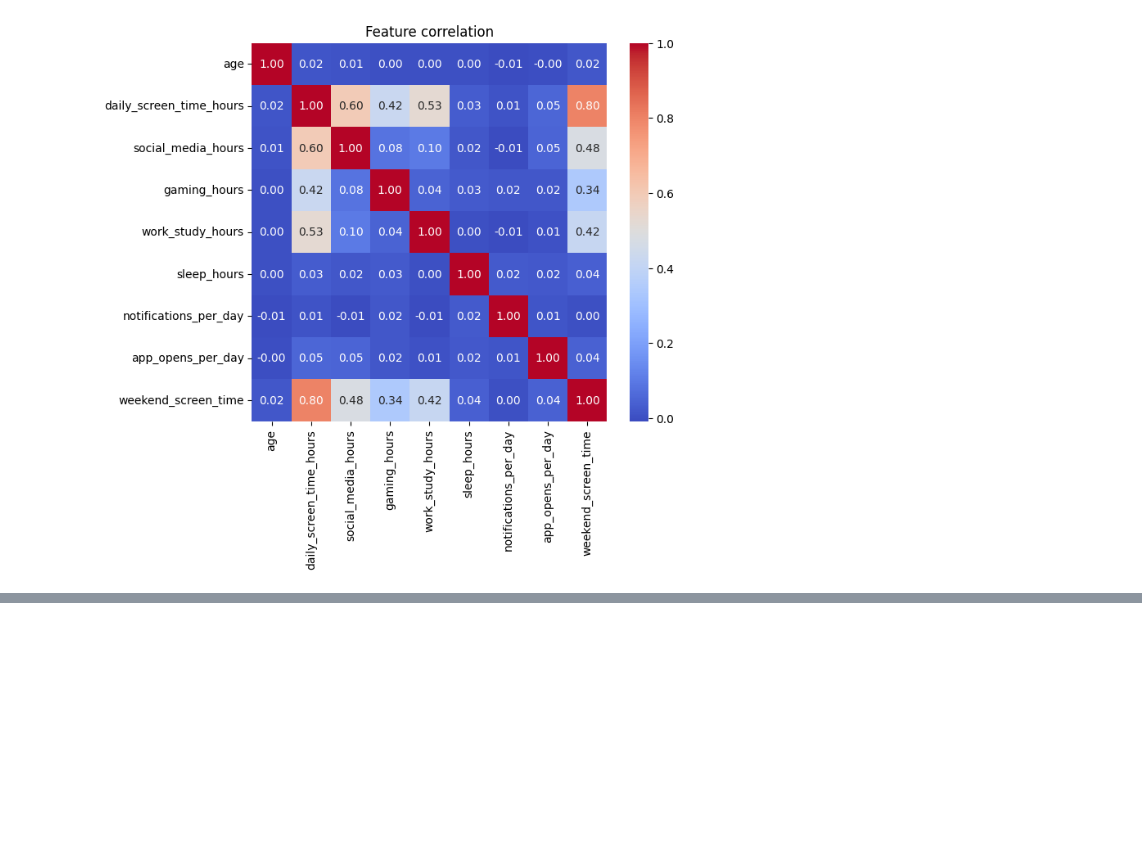
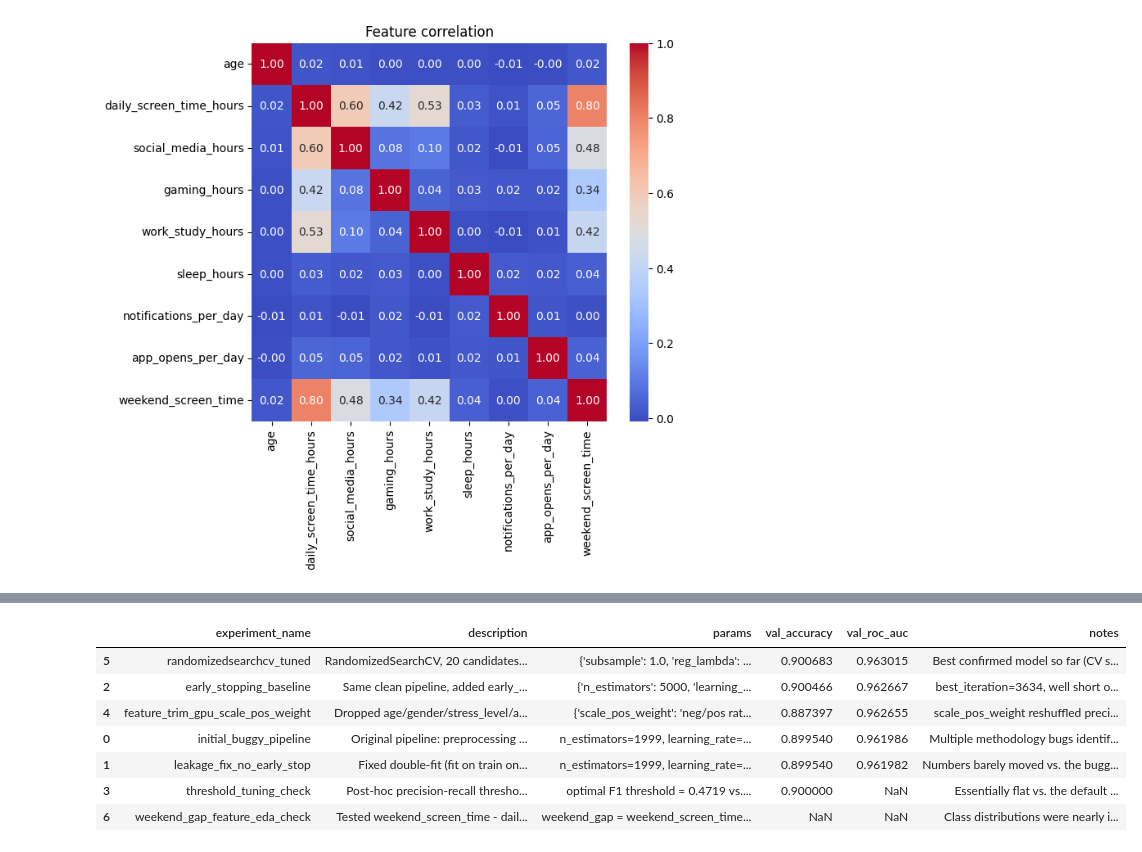
Before and after one commit to ssarmin/Kaggle-s6e8_Predicting-Smartphone-Addiction, a Jupyter notebook: predicting-smartphone-addiction.ipynb, the cells around one changed output, grey strips where cells are left out. Drawn from its saved outputs; the diff is of its cells as text; code cells hidden in the pictures; blank space fills up the shorter version.

Commit message:
added log for the experiment

```diff
--- a/predicting-smartphone-addiction.ipynb
+++ b/predicting-smartphone-addiction.ipynb
@@ -315,0 +303,93 @@ print(submission.head())
+# %%
+# Full experiment history, in chronological order
+
+log_experiment(
+    experiment_name="initial_buggy_pipeline",
+    description="Original pipeline: preprocessing (imputers, OneHotEncoder) fit separately on train and test, "
+                 "transformers fit on the whole train_dataset before splitting into train/val, an index bug in "
+                 "the OneHotEncoder join, and id/target accidentally swept into numeric imputation",
+    params="n_estimators=1999, learning_rate=0.05, max_depth=5",
+    accuracy=0.8995400436813862,
+    roc_auc=0.9619856236618058,
+    notes="Multiple methodology bugs identified: double-fit preprocessing (data leakage risk), pre-split "
+          "leakage, OneHotEncoder index=test_dataset bug, id/target included in imputation columns."
+)
+
+log_experiment(
+    experiment_name="leakage_fix_no_early_stop",
+    description="Fixed double-fit (fit on train only, transform elsewhere) and pre-split leakage (split before "
+                 "fitting any transformer). No early stopping yet, n_estimators fixed at 1999.",
+    params="n_estimators=1999, learning_rate=0.05, max_depth=5",
+    accuracy=0.8995400436813862,
+    roc_auc=0.9619820284551825,
+    notes="Numbers barely moved vs. the buggy version - confirms the leakage was real but mild. Good sanity "
+          "check that fixing methodology issues doesn't always mean a big score swing."
+)
+
+log_experiment(
+    experiment_name="early_stopping_baseline",
+    description="Same clean pipeline, added early_stopping_rounds=50 with n_estimators=5000 as a ceiling "
+                 "instead of a fixed tree count",
+    params={"n_estimators": 5000, "learning_rate": 0.05, "max_depth": 5, "early_stopping_rounds": 50},
+    accuracy=0.9004657419326844,
+    roc_auc=0.9626670998979451,
+    notes="best_iteration=3634, well short of the 5000 ceiling - confirms the earlier fixed n_estimators=1999 "
+          "run had cut training off before it truly converged."
+)
+
+log_experiment(
+    experiment_name="threshold_tuning_check",
+    description="Post-hoc precision-recall threshold sweep on the early_stopping_baseline model (no retraining)",
+    params="optimal F1 threshold = 0.4719 vs. default 0.5",
+    accuracy=0.90,
+    roc_auc=None,
+    notes="Essentially flat vs. the default 0.5 threshold - accuracy and macro F1 unchanged. Also a reminder "
+          "that threshold tuning can never move ROC-AUC, since AUC already sweeps every threshold internally."
+)
+
+log_experiment(
+    experiment_name="feature_trim_gpu_scale_pos_weight",
+    description="Dropped age/gender/stress_level/academic_work_impact (near-zero permutation importance), "
+                 "added GPU device, added scale_pos_weight for class imbalance",
+    params={"scale_pos_weight": "neg/pos ratio", "device": "cuda", "n_estimators": 5000},
+    accuracy=0.8873974861506864,
+    roc_auc=0.9626550256362653,
+    notes="scale_pos_weight reshuffled precision/recall a lot (class 0 recall up, class 1 recall down) but "
+          "barely moved ROC-AUC - reweighting changes the operating point, not the ranking quality. Feature "
+          "trim itself looked safe (permutation importances for the remaining 8 features barely changed)."
+)
+
+log_experiment(
+    experiment_name="randomizedsearchcv_tuned",
+    description="RandomizedSearchCV, 20 candidates x 3-fold CV, scoring=roc_auc, no scale_pos_weight, "
+                 "feature-trimmed + GPU",
+    params={'subsample': 1.0, 'reg_lambda': 10, 'reg_alpha': 0.1, 'min_child_weight': 7, 'max_depth': 4,
+            'learning_rate': 0.1, 'colsample_bytree': 0.8},
+    accuracy=0.9006827024603323,
+    roc_auc=0.9630148993494188,
+    notes="Best confirmed model so far (CV score 0.9631799173024645). Only a ~0.0003 ROC-AUC gain over "
+          "early_stopping_baseline - sign that hyperparameter tuning has mostly plateaued for this feature set."
+)
+
+log_experiment(
+    experiment_name="weekend_gap_feature_eda_check",
+    description="Tested weekend_screen_time - daily_screen_time_hours as a candidate feature via a KDE plot "
+                 "split by class, before training any model with it",
+    params="weekend_gap = weekend_screen_time - daily_screen_time_hours",
+    accuracy=None,
+    roc_auc=None,
+    notes="Class distributions were nearly identical - no separation. Rejected without training a model. "
+          "The two raw features were highly correlated (0.80), so subtracting them cancelled out their shared "
+          "signal. Next idea: try a sum instead, since summing keeps the shared component."
+)
+
+experiment_log.sort_values("val_roc_auc", ascending=False)
+# %% [output]
+|  | experiment_name | description | params | val_accuracy | val_roc_auc | notes |
+| 5 | randomizedsearchcv_tuned | RandomizedSearchCV, 20 candidates... | {'subsample': 1.0, 'reg_lambda': ... | 0.900683 | 0.963015 | Best confirmed model so far (CV s... |
+| 2 | early_stopping_baseline | Same clean pipeline, added early_... | {'n_estimators': 5000, 'learning_... | 0.900466 | 0.962667 | best_iteration=3634, well short o... |
+| 4 | feature_trim_gpu_scale_pos_weight | Dropped age/gender/stress_level/a... | {'scale_pos_weight': 'neg/pos rat... | 0.887397 | 0.962655 | scale_pos_weight reshuffled preci... |
+| 0 | initial_buggy_pipeline | Original pipeline: preprocessing ... | n_estimators=1999, learning_rate=... | 0.899540 | 0.961986 | Multiple methodology bugs identif... |
+| 1 | leakage_fix_no_early_stop | Fixed double-fit (fit on train on... | n_estimators=1999, learning_rate=... | 0.899540 | 0.961982 | Numbers barely moved vs. the bugg... |
+| 3 | threshold_tuning_check | Post-hoc precision-recall thresho... | optimal F1 threshold = 0.4719 vs.... | 0.900000 | NaN | Essentially flat vs. the default ... |
+| 6 | weekend_gap_feature_eda_check | Tested weekend_screen_time - dail... | weekend_gap = weekend_screen_time... | NaN | NaN | Class distributions were nearly i... |
```
Also changed, not shown: parts of 10 cells of this notebook.
